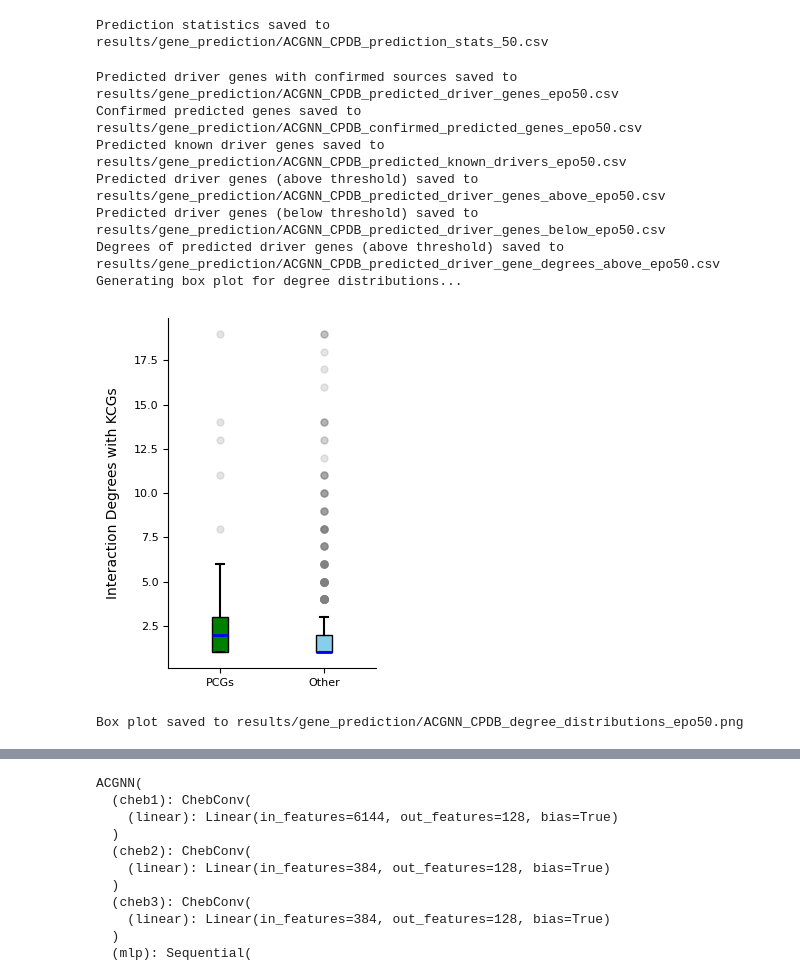
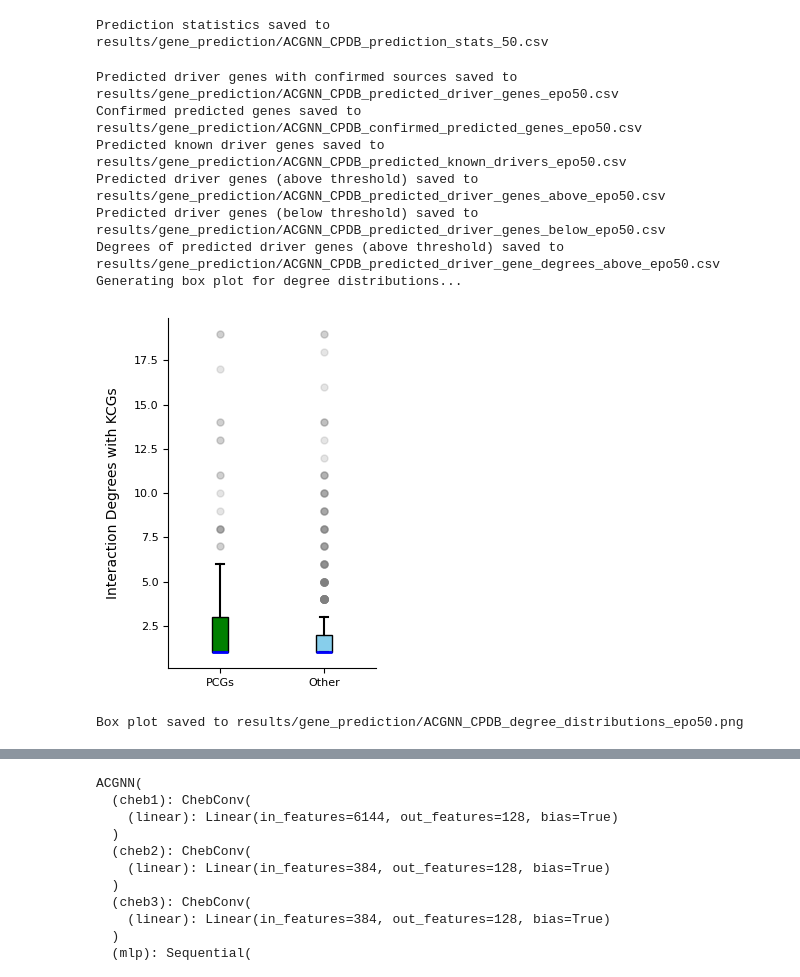
Before and after one commit to Ericsaliway0/ACGNN, a Jupyter notebook: Multi_Omics_Classification.ipynb, the cells around one changed output, grey strips where cells are left out. Saved outputs shown, nothing was run; the diff lists cells and outputs as text; code cells hidden in the pictures.

```diff
--- a/Multi_Omics_Classification.ipynb
+++ b/Multi_Omics_Classification.ipynb
@@ -317,7 +317,7 @@ non_labeled_scores = [(node_names[i],results["scores"][i]) for i in non_labeled_
 ranking = sorted(non_labeled_scores, key=lambda x: x[1], reverse=True)
 
 
-process_predictions(ranking, args, "data/796_drivers.txt", "data/oncokb_1172.txt", "data/ongene_803.txt", "data/ncg_8886.txt", "data/intogen_23444.txt", node_names, non_labeled_nodes)
+process_predictions(ranking, args, "data/796_drivers.txt", "data/oncokb_1172.txt", "data/depmap_35331.txt", "data/ncg_8886.txt", "data/intogen_23444.txt", node_names, non_labeled_nodes)
 
 # Load driver and reference gene sets
 
@@ -461,34 +461,34 @@ def plot_degree_distributions(sorted_degree_counts_above, sorted_degree_counts_b
 
     # X-axis labels
     plt.xticks([1, 2], ['PCGs', 'Other'], fontsize=8)
     plt.yticks(fontsize=8)
     plt.ylabel('Interaction Degrees with KCGs', fontsize=10, labelpad=10)
 
     # Assign different colors to box plots
     colors = ['green', 'skyblue']
     for patch, color in zip(boxplot['boxes'], colors):
         patch.set_facecolor(color)
 
     # Save the plot
     os.makedirs(output_dir, exist_ok=True)
     output_plot_path = os.path.join(output_dir, f'{args.model_type}_{args.net_type}_degree_distributions_epo{args.num_epochs}.png')
     plt.savefig(output_plot_path, bbox_inches='tight')
 
     plt.tight_layout()
     plt.show()
     print(f"Box plot saved to {output_plot_path}")
 
 
 plot_degree_distributions(sorted_degree_counts_above_value, sorted_degree_counts_below_value, args, RESULTS_DIR)
 # %% [output]
 Predicted driver genes with confirmed sources saved to results/gene_prediction/ACGNN_CPDB_predicted_driver_genes_epo50.csv
 Confirmed predicted genes saved to results/gene_prediction/ACGNN_CPDB_confirmed_predicted_genes_epo50.csv
 Predicted known driver genes saved to results/gene_prediction/ACGNN_CPDB_predicted_known_drivers_epo50.csv
 Predicted driver genes (above threshold) saved to results/gene_prediction/ACGNN_CPDB_predicted_driver_genes_above_epo50.csv
 Predicted driver genes (below threshold) saved to results/gene_prediction/ACGNN_CPDB_predicted_driver_genes_below_epo50.csv
 Degrees of predicted driver genes (above threshold) saved to results/gene_prediction/ACGNN_CPDB_predicted_driver_gene_degrees_above_epo50.csv
 Generating box plot for degree distributions...
-[figure, old version]
+[figure, new version]
 Box plot saved to results/gene_prediction/ACGNN_CPDB_degree_distributions_epo50.png
 # %%
 
```
Also changed, not shown: parts of 6 cells of this notebook.
